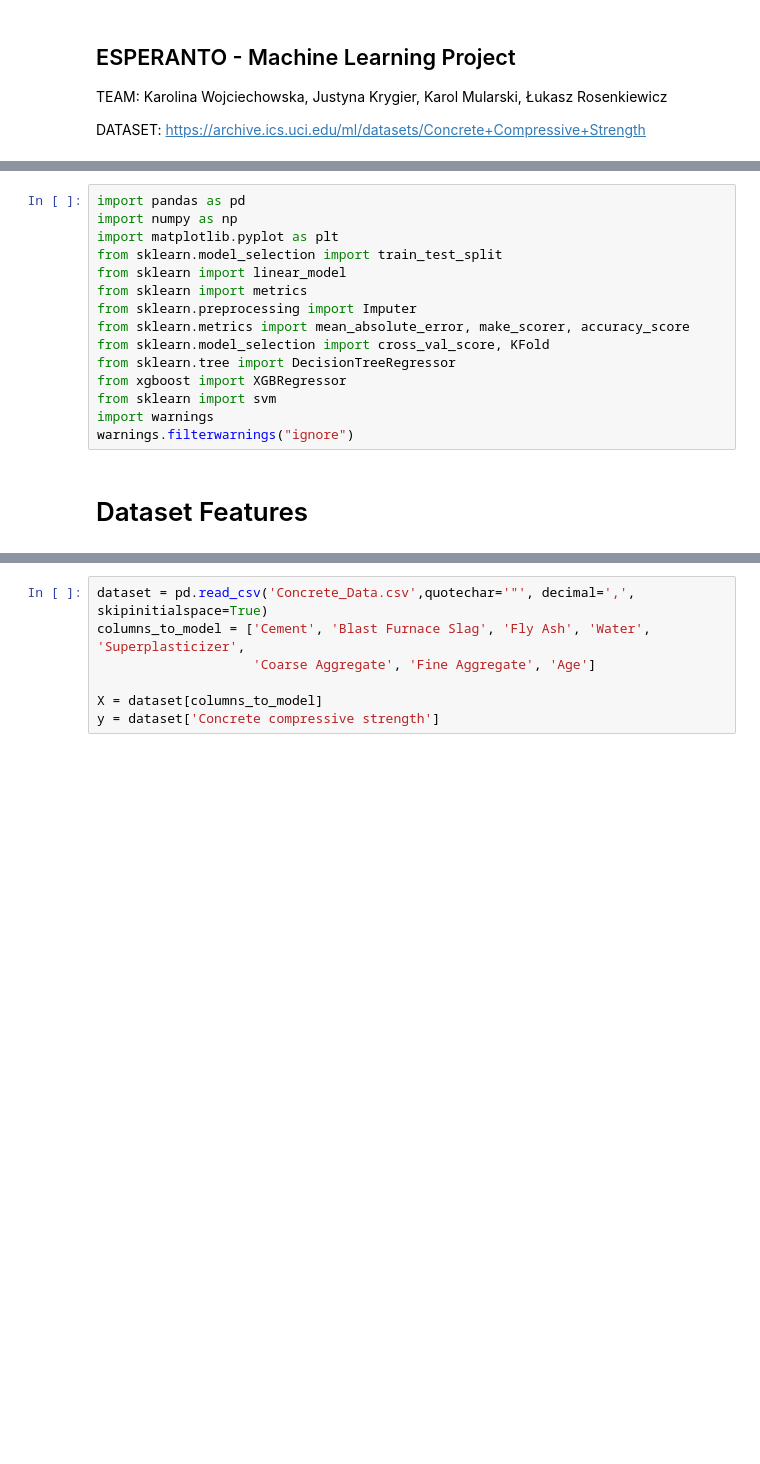
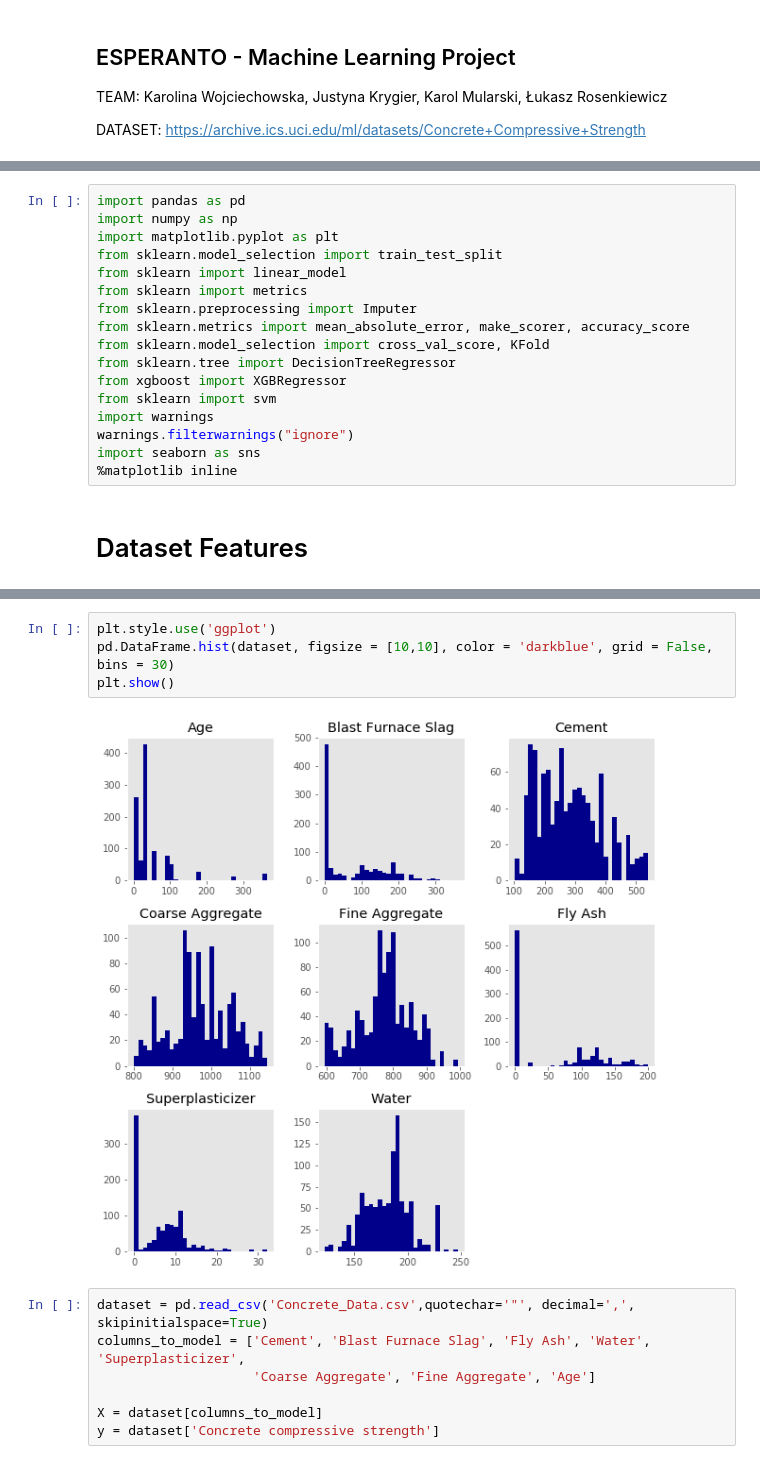
Before and after one commit to infoshareacademy/jdsz2-esperanto, a Jupyter notebook: projekt_ml/presentation.ipynb, the cells around one changed output, grey strips where cells are left out. Cells and saved outputs as stored; diff of their text form; blank space fills up the shorter version.

```diff
--- a/projekt_ml/presentation.ipynb
+++ b/projekt_ml/presentation.ipynb
@@ -21,10 +21,18 @@ from xgboost import XGBRegressor
 from sklearn import svm
 import warnings
 warnings.filterwarnings("ignore")
+import seaborn as sns
+%matplotlib inline
 # %% [markdown]
 # Dataset Features
 # %% [markdown]
 ![summary](refs/summary.png)
+# %%
+plt.style.use('ggplot')
+pd.DataFrame.hist(dataset, figsize = [10,10], color = 'darkblue', grid = False, bins = 30)
+plt.show()
+# %% [output]
+[figure, added]
 # %%
 dataset = pd.read_csv('Concrete_Data.csv',quotechar='"', decimal=',', skipinitialspace=True)
 columns_to_model = ['Cement', 'Blast Furnace Slag', 'Fly Ash', 'Water', 'Superplasticizer',
```
Also changed, not shown: parts of 10 cells of this notebook.
